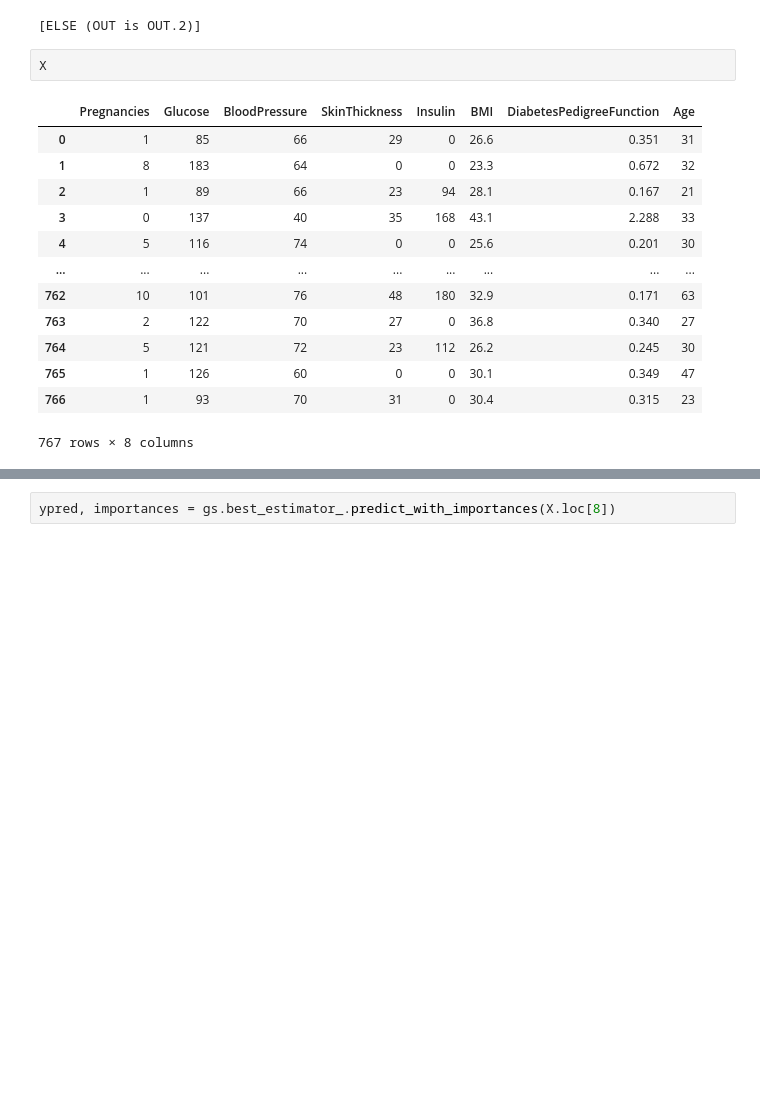
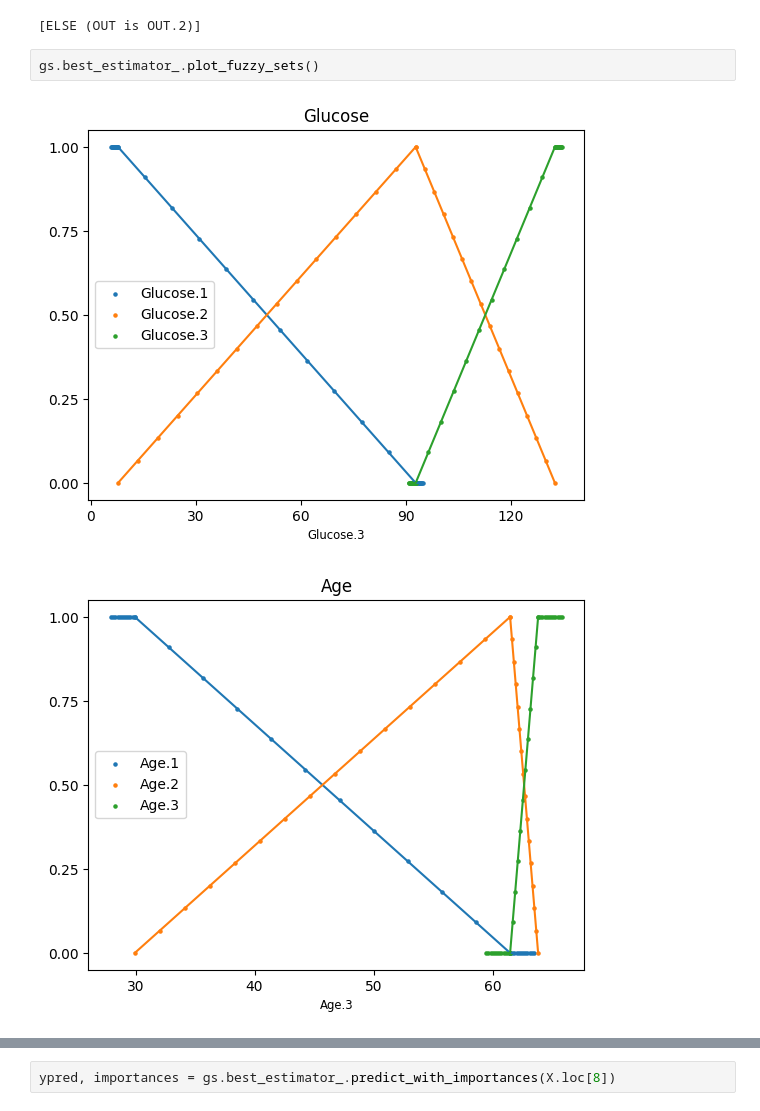
Before and after one commit to ThibaultSchowing/IMPTOX_XAI, a Jupyter notebook: notebooks/3_FuzzyCoCo.ipynb, the cells around one changed output, grey strips where cells are left out. Cells and saved outputs as stored; diff of their text form; blank space fills up the shorter version.

```diff
--- a/notebooks/3_FuzzyCoCo.ipynb
+++ b/notebooks/3_FuzzyCoCo.ipynb
@@ -175,18 +175,7 @@ gs.best_estimator_.default_rules_
 # %% [output]
 [ELSE (OUT is OUT.2)]
 # %%
-X
+gs.best_estimator_.plot_fuzzy_sets()
 # %% [output]
-|  | Pregnancies | Glucose | BloodPressure | SkinThickness | Insulin | BMI | DiabetesPedigreeFunction | Age |
-| 0 | 1 | 85 | 66 | 29 | 0 | 26.6 | 0.351 | 31 |
-| 1 | 8 | 183 | 64 | 0 | 0 | 23.3 | 0.672 | 32 |
-| 2 | 1 | 89 | 66 | 23 | 94 | 28.1 | 0.167 | 21 |
-| 3 | 0 | 137 | 40 | 35 | 168 | 43.1 | 2.288 | 33 |
-| 4 | 5 | 116 | 74 | 0 | 0 | 25.6 | 0.201 | 30 |
-| ... | ... | ... | ... | ... | ... | ... | ... | ... |
-| 762 | 10 | 101 | 76 | 48 | 180 | 32.9 | 0.171 | 63 |
-| 763 | 2 | 122 | 70 | 27 | 0 | 36.8 | 0.340 | 27 |
-| 764 | 5 | 121 | 72 | 23 | 112 | 26.2 | 0.245 | 30 |
-| 765 | 1 | 126 | 60 | 0 | 0 | 30.1 | 0.349 | 47 |
-| 766 | 1 | 93 | 70 | 31 | 0 | 30.4 | 0.315 | 23 |
-767 rows × 8 columns
+[figure, added]
+[figure, added]
```
Also changed, not shown: parts of 1 cell of this notebook, 1 other file.
